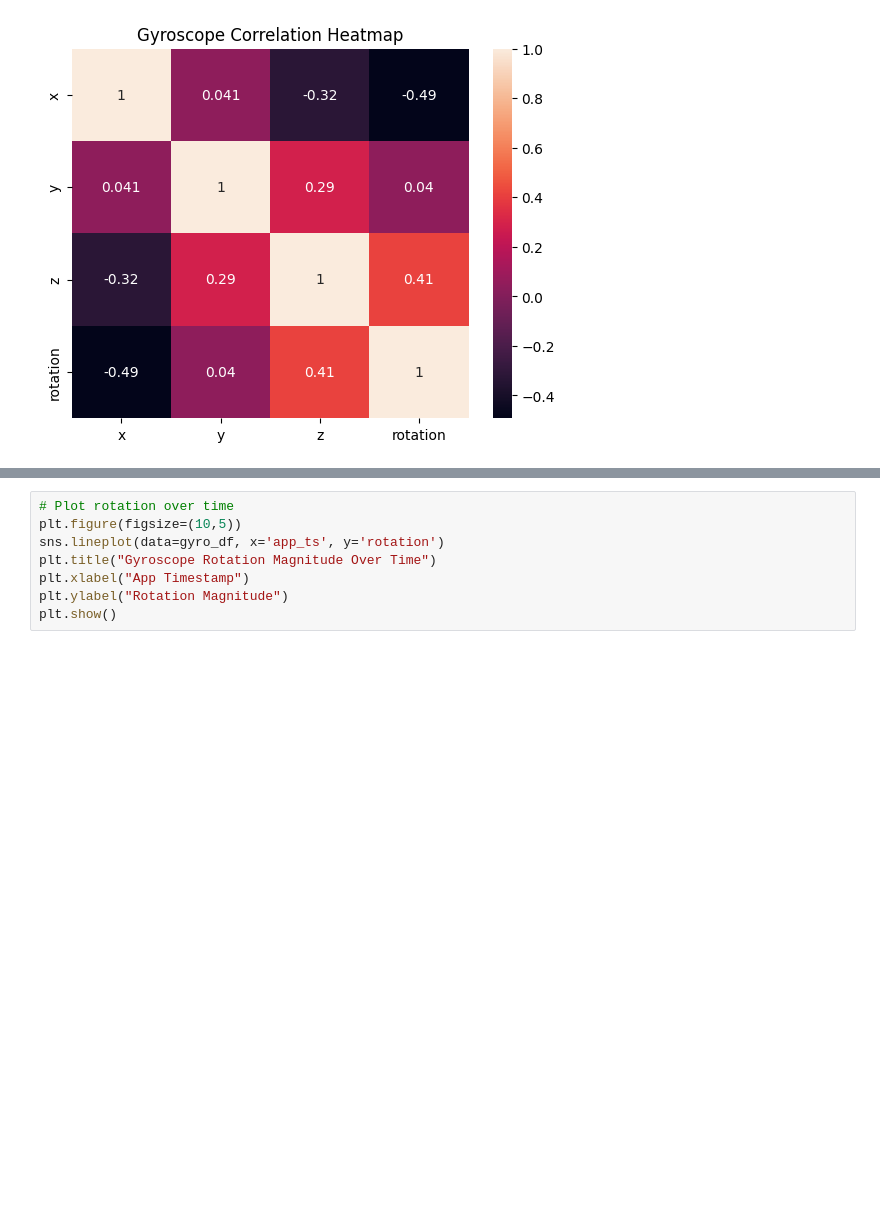
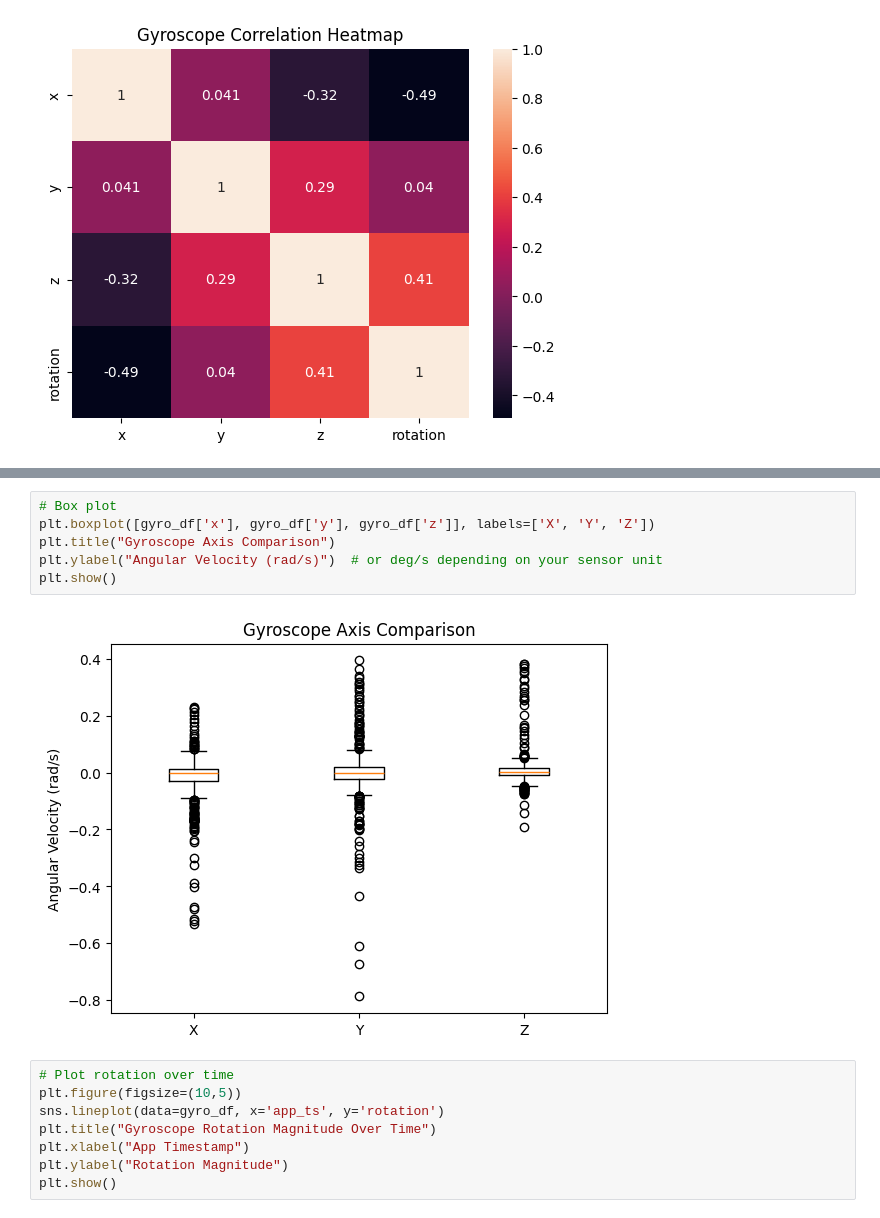
Before and after one commit to HiraNawaz2415/Assignment-1-TOPL-Roll-002-, a Jupyter notebook: assignment#1.ipynb, the cells around one changed output, grey strips where cells are left out. Drawn from its saved outputs; the diff is of its cells as text; blank space fills up the shorter version.

```diff
--- a/assignment#1.ipynb
+++ b/assignment#1.ipynb
@@ -309,3 +338,11 @@ plt.show()
+# %%
+# Box plot
+plt.boxplot([gyro_df['x'], gyro_df['y'], gyro_df['z']], labels=['X', 'Y', 'Z'])
+plt.title("Gyroscope Axis Comparison")
+plt.ylabel("Angular Velocity (rad/s)")  # or deg/s depending on your sensor unit
+plt.show()
+# %% [output]
+[figure, added]
 # %%
 # Plot rotation over time
 plt.figure(figsize=(10,5))
```
Also changed, not shown: parts of 11 cells of this notebook.
